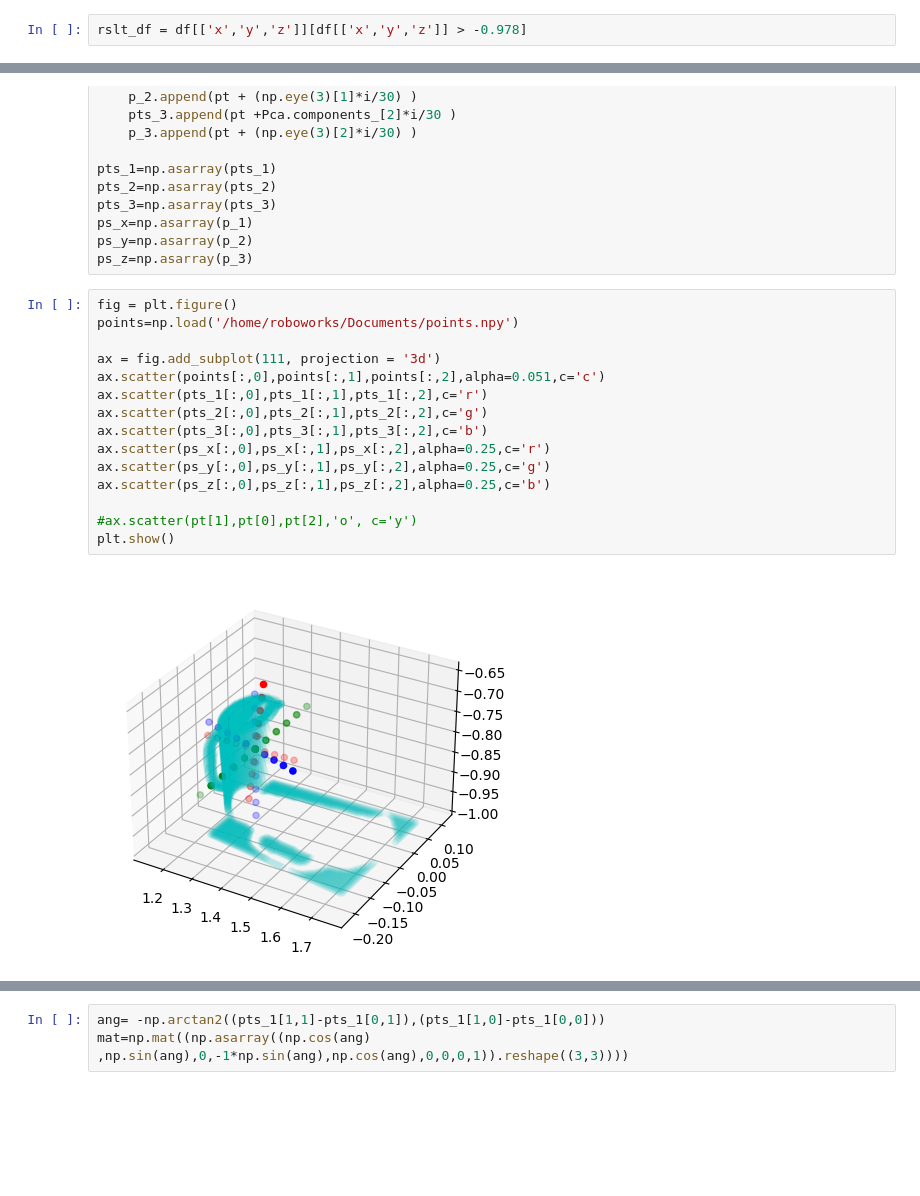
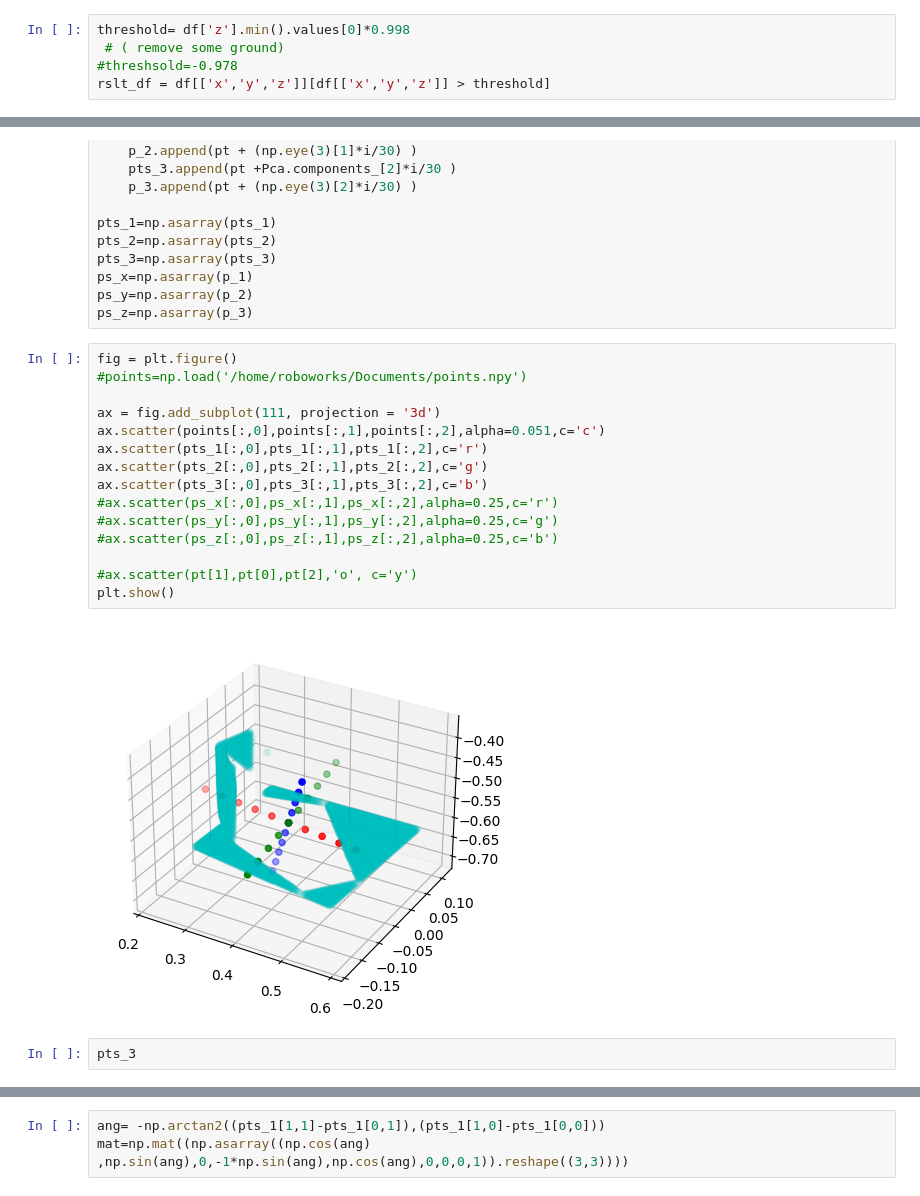
Before and after one commit to takeshi-pumas/catkin_extras, a Jupyter notebook: src/task/scripts/Pandas Data Frame Tutorial_PCA-Copy1.ipynb, the cells around one changed output, grey strips where cells are left out. Drawn from its saved outputs; the diff is of its cells as text; blank space fills up the shorter version.

```diff
--- a/src/task/scripts/Pandas Data Frame Tutorial_PCA-Copy1.ipynb
+++ b/src/task/scripts/Pandas Data Frame Tutorial_PCA-Copy1.ipynb
@@ -38,5 +96,8 @@ df.describe()
 # %%
-rslt_df = df[['x','y','z']][df[['x','y','z']] > -0.978]
+threshold= df['z'].min().values[0]*0.998
+ # ( remove some ground)
+#threshsold=-0.978
+rslt_df = df[['x','y','z']][df[['x','y','z']] > threshold]
 # %%
 rslt_df.describe()
 # %% [output]
@@ -166,21 +241,23 @@ ps_y=np.asarray(p_2)
 ps_z=np.asarray(p_3)
 # %%
 fig = plt.figure()
-points=np.load('/home/roboworks/Documents/points.npy')
+#points=np.load('/home/roboworks/Documents/points.npy')
 
 ax = fig.add_subplot(111, projection = '3d')
 ax.scatter(points[:,0],points[:,1],points[:,2],alpha=0.051,c='c')
 ax.scatter(pts_1[:,0],pts_1[:,1],pts_1[:,2],c='r')
 ax.scatter(pts_2[:,0],pts_2[:,1],pts_2[:,2],c='g')
 ax.scatter(pts_3[:,0],pts_3[:,1],pts_3[:,2],c='b')
-ax.scatter(ps_x[:,0],ps_x[:,1],ps_x[:,2],alpha=0.25,c='r')
-ax.scatter(ps_y[:,0],ps_y[:,1],ps_y[:,2],alpha=0.25,c='g')
-ax.scatter(ps_z[:,0],ps_z[:,1],ps_z[:,2],alpha=0.25,c='b')
+#ax.scatter(ps_x[:,0],ps_x[:,1],ps_x[:,2],alpha=0.25,c='r')
+#ax.scatter(ps_y[:,0],ps_y[:,1],ps_y[:,2],alpha=0.25,c='g')
+#ax.scatter(ps_z[:,0],ps_z[:,1],ps_z[:,2],alpha=0.25,c='b')
 
 #ax.scatter(pt[1],pt[0],pt[2],'o', c='y')
 plt.show()
 # %% [output]
-[figure, old version]
+[figure, new version]
+# %%
+pts_3
 # %%
 ref=np.eye(3)
 pcas=Pca.components_
```
Also changed, not shown: parts of 34 cells of this notebook, 17 other files.
